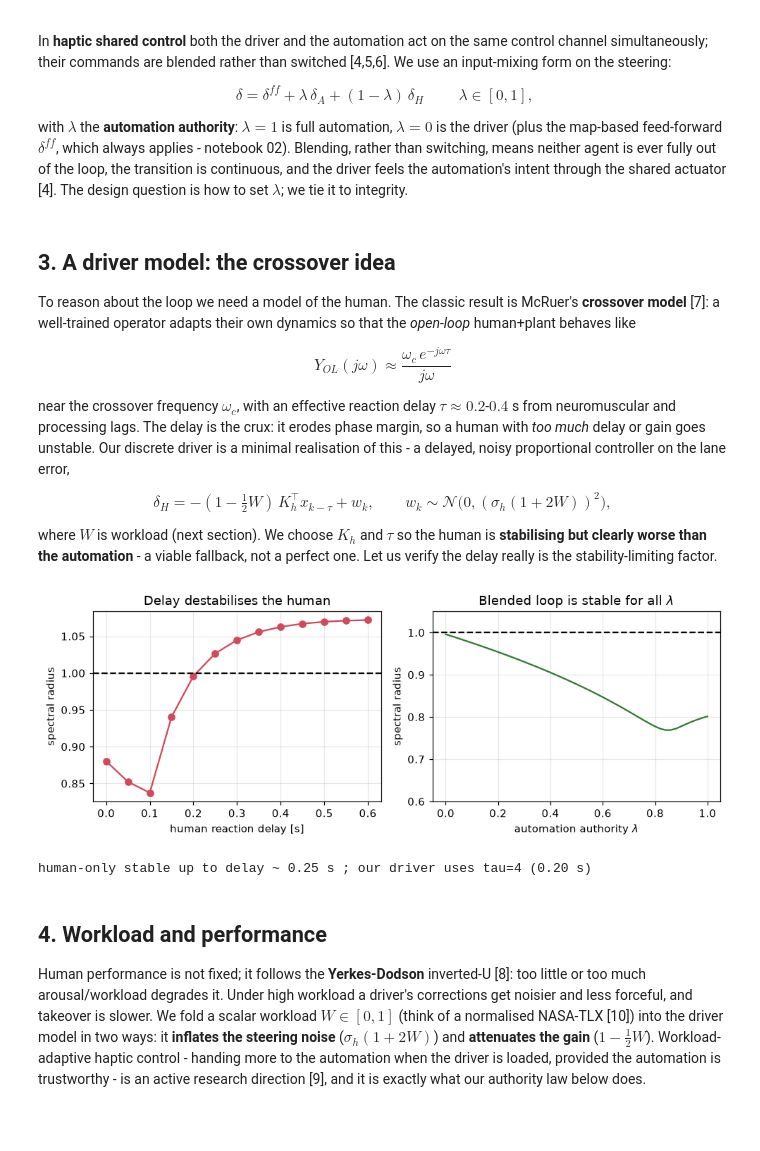
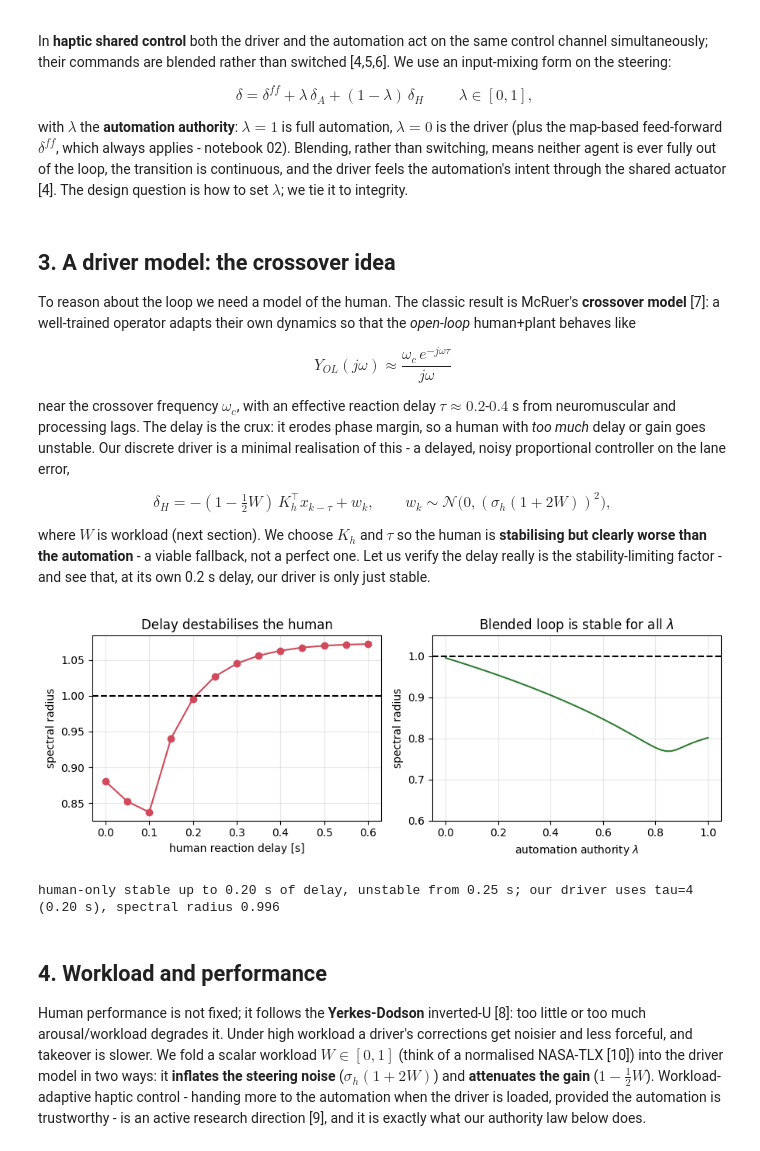
Before and after one commit to ElieRouphael/trustdrive-minilab, a Jupyter notebook: trustdrive-course/notebooks/07_shared_control.ipynb, the cells around one changed output. Cells and saved outputs as stored; diff of their text form; code cells hidden in the pictures; blank space fills up the shorter version.

```diff
--- a/trustdrive-course/notebooks/07_shared_control.ipynb
+++ b/trustdrive-course/notebooks/07_shared_control.ipynb
@@ -50,7 +51,8 @@ $$ \delta_H = -(1-\tfrac12 W)\,K_h^\top x_{k-\tau} + w_k,\qquad
 
 where $W$ is workload (next section). We choose $K_h$ and $\tau$ so the human is
 **stabilising but clearly worse than the automation** - a viable fallback, not a
-perfect one. Let us verify the delay really is the stability-limiting factor.
+perfect one. Let us verify the delay really is the stability-limiting factor - and see
+that, at its own 0.2 s delay, our driver is only just stable.
 # %%
 import numpy as np, matplotlib.pyplot as plt
 L, Ts, V = 2.7, 0.05, 15.0
@@ -61,37 +63,38 @@ def dlqr(A, B, Q, R, it=800):
     for _ in range(it): P = Q + A.T@P@A - A.T@P@B@np.linalg.solve(R + B.T@P@B, B.T@P@A)
     return np.linalg.solve(R + B.T@P@B, B.T@P@A)
 
 KA = dlqr(A, B2, np.diag([1., 5.]), np.array([[8.]])).ravel()   # automation (LQR) gain
 KH = np.array([0.12, 0.9])                                      # human proportional gain
 
 def blended_poles(lam, tau):
     # spectral radius of the delayed blended closed loop (augmented state)
     n, d = 2, tau + 1
     Z = np.zeros((n*d, n*d))
     Z[0:n, 0:n] = A - lam*np.outer(Bv, KA)                     # automation acts on x_k
     Z[0:n, n*tau:n*tau+n] += -(1 - lam)*np.outer(Bv, KH)       # human acts on x_{k-tau}
     for j in range(1, d):
         Z[n*j:n*j+n, n*(j-1):n*(j-1)+n] = np.eye(n)            # delay shift register
     return np.max(np.abs(np.linalg.eigvals(Z)))
 
 taus = np.arange(0, 13)
 rho_human = [blended_poles(0.0, t) for t in taus]              # human-only vs delay
 lams = np.linspace(0, 1, 51)
 rho_blend = [blended_poles(l, 4) for l in lams]               # blended vs authority (tau=4)
 
 fig, ax = plt.subplots(1, 2, figsize=(9, 3.4))
 ax[0].plot(taus*Ts, rho_human, 'o-', color="#d1495b"); ax[0].axhline(1, ls='--', color='k')
 ax[0].set(xlabel="human reaction delay [s]", ylabel="spectral radius", title="Delay destabilises the human")
 ax[1].plot(lams, rho_blend, color="#2e7d32"); ax[1].axhline(1, ls='--', color='k')
 ax[1].set(xlabel="automation authority $\\lambda$", ylabel="spectral radius",
           title="Blended loop is stable for all $\\lambda$", ylim=(0.6, 1.05))
 for a in ax: a.grid(alpha=.3)
 plt.tight_layout(); plt.show()
-print("human-only stable up to delay ~ %.2f s ; our driver uses tau=4 (0.20 s)" %
-      (Ts*taus[np.argmax(np.array(rho_human) > 1)] if np.any(np.array(rho_human) > 1) else Ts*taus[-1]))
+first_bad = taus[np.argmax(np.array(rho_human) > 1)]          # first delay with spectral radius > 1
+print("human-only stable up to %.2f s of delay, unstable from %.2f s; our driver uses tau=4 (0.20 s), spectral radius %.3f"
+      % (Ts*(first_bad - 1), Ts*first_bad, rho_human[4]))
 # %% [output]
-[figure, old version]
+[figure, new version]
-human-only stable up to delay ~ 0.25 s ; our driver uses tau=4 (0.20 s)
+human-only stable up to 0.20 s of delay, unstable from 0.25 s; our driver uses tau=4 (0.20 s), spectral radius 0.996
 # %% [markdown]
 ## 4. Workload and performance
 
```
Also changed, not shown: parts of 5 cells of this notebook, 7 other files.
